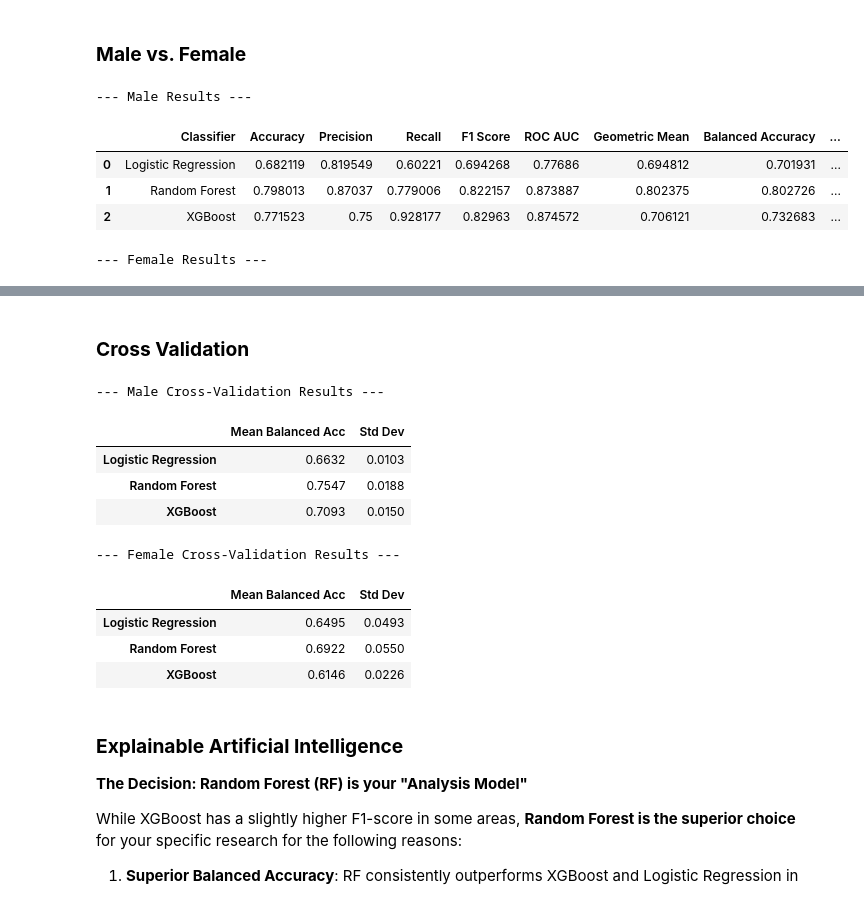
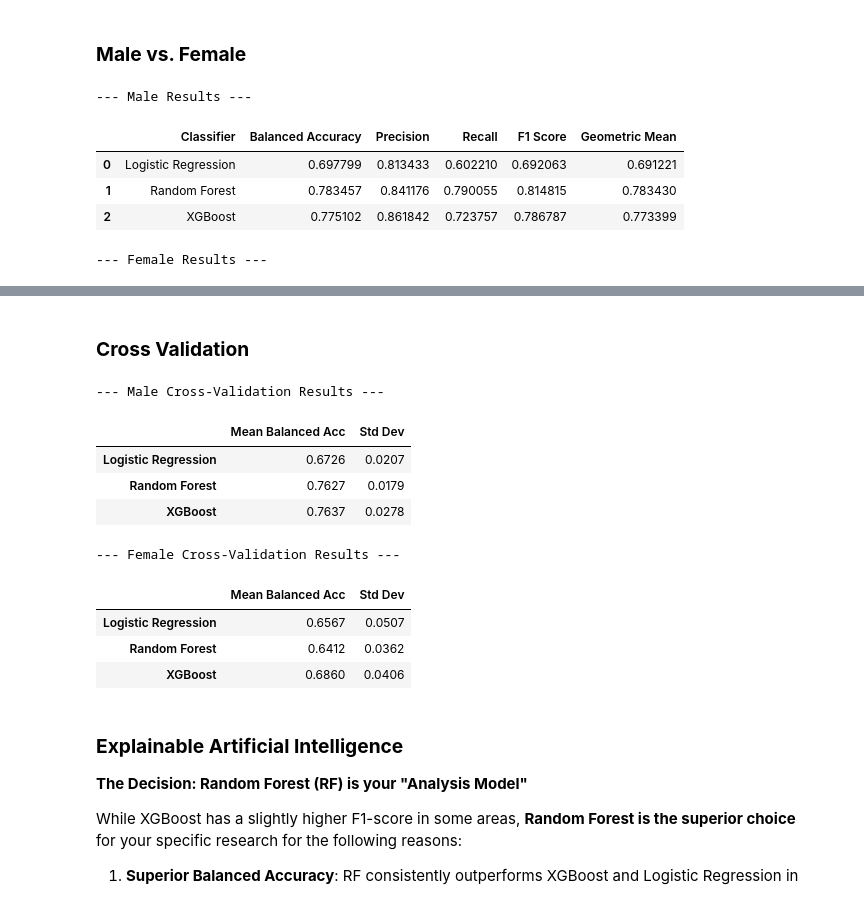
Before and after one commit to tsholofelo-mokheleli/xAI-gender-based-mental-health-analysis, a Jupyter notebook: age-mental-model-development-xai.ipynb, the cells around one changed output, grey strips where cells are left out. Drawn from its saved outputs; the diff is of its cells as text; code cells hidden in the pictures.

```diff
--- a/age-mental-model-development-xai.ipynb
+++ b/age-mental-model-development-xai.ipynb
@@ -105,0 +111,9 @@ X_train, X_test, y_train, y_test = train_test_split(
+# %%
+counts = y_train.value_counts()
+count_neg = counts.get(0, 0)
+count_pos = counts.get(1, 0)
+
+if count_pos > 0:
+    xgb_scale_pos_weight = count_neg / count_pos
+else:
+    xgb_scale_pos_weight = 1.0
@@ -158,29 +210,18 @@ for name, clf in classifiers.items():
         clf.fit(X_train, y_train)
         y_pred = clf.predict(X_test)
 
-        accuracy = accuracy_score(y_test, y_pred)
+        balanced_accuracy = balanced_accuracy_score(y_test, y_pred)
         precision = precision_score(y_test, y_pred)
         recall = recall_score(y_test, y_pred)
         f1 = f1_score(y_test, y_pred)
-        confusion = confusion_matrix(y_test, y_pred)
         geometric_mean = geometric_mean_score(y_test, y_pred)
-        balanced_accuracy = balanced_accuracy_score(y_test, y_pred)
-
-        if hasattr(clf, "predict_proba"):
-            y_proba = clf.predict_proba(X_test)[:, 1]
-            roc_auc = roc_auc_score(y_test, y_proba)
-        else:
-            roc_auc = roc_auc_score(y_test, y_pred)
 
         results[name] = {
-            "Accuracy": accuracy,
+            "Balanced Accuracy": balanced_accuracy,
             "Precision": precision,
             "Recall": recall,
             "F1 Score": f1,
-            "ROC AUC": roc_auc,
             "Geometric Mean": geometric_mean,
-            "Balanced Accuracy": balanced_accuracy,
-            "Confusion Matrix": confusion,
         }
 
 
@@ -320,49 +318,37 @@ for gender_name, mask in subgroups.items():
 
         if best_param:
             clf = clf.set_params(**best_param)
 
             clf.fit(X_train, y_train)
 
             y_pred = clf.predict(X_sub)
 
-
-            accuracy = accuracy_score(y_sub, y_pred)
+            balanced_accuracy = balanced_accuracy_score(y_sub, y_pred)
             precision = precision_score(y_sub, y_pred)
             recall = recall_score(y_sub, y_pred)
             f1 = f1_score(y_sub, y_pred)
-            confusion = confusion_matrix(y_sub, y_pred)
             geometric_mean = geometric_mean_score(y_sub, y_pred)
-            balanced_accuracy = balanced_accuracy_score(y_sub, y_pred)
-
-            if hasattr(clf, "predict_proba"):
-                y_proba = clf.predict_proba(X_sub)[:, 1]
-                roc_auc = roc_auc_score(y_sub, y_proba)
-            else:
-                roc_auc = roc_auc_score(y_sub, y_pred)
 
             results[name] = {
-                "Accuracy": accuracy,
+                "Balanced Accuracy": balanced_accuracy,
                 "Precision": precision,
                 "Recall": recall,
                 "F1 Score": f1,
-                "ROC AUC": roc_auc,
                 "Geometric Mean": geometric_mean,
-                "Balanced Accuracy": balanced_accuracy,
-                "Confusion Matrix": confusion,
             }
 
 
     df = pd.DataFrame(results).T.reset_index().rename(columns={"index": "Classifier"})
     final_gender_metrics[gender_name] = df
 
 for gender_name, df in final_gender_metrics.items():
     print(f"\n--- {gender_name} Results ---")
     display(df)
     print("\n")
 # %% [output]
 --- Male Results ---
-|  | Classifier | Accuracy | Precision | Recall | F1 Score | ROC AUC | Geometric Mean | Balanced Accuracy | ... |
-| 0 | Logistic Regression | 0.682119 | 0.819549 | 0.60221 | 0.694268 | 0.77686 | 0.694812 | 0.701931 | ... |
-| 1 | Random Forest | 0.798013 | 0.87037 | 0.779006 | 0.822157 | 0.873887 | 0.802375 | 0.802726 | ... |
-| 2 | XGBoost | 0.771523 | 0.75 | 0.928177 | 0.82963 | 0.874572 | 0.706121 | 0.732683 | ... |
+|  | Classifier | Balanced Accuracy | Precision | Recall | F1 Score | Geometric Mean |
+| 0 | Logistic Regression | 0.697799 | 0.813433 | 0.602210 | 0.692063 | 0.691221 |
+| 1 | Random Forest | 0.783457 | 0.841176 | 0.790055 | 0.814815 | 0.783430 |
+| 2 | XGBoost | 0.775102 | 0.861842 | 0.723757 | 0.786787 | 0.773399 |
 --- Female Results ---
@@ -374,6 +360,7 @@ for gender_name, df in final_gender_metrics.items():
 ### **Cross Validation**
 # %%
 train_subgroups = {
+    "Overall": None,
     "Male": (X_train['Gender'] == 1),
     "Female": (X_train['Gender'] == 0)
 }
@@ -383,7 +370,6 @@ final_cv_results = {}
 for subgroup_name, mask in train_subgroups.items():
     subgroup_metrics = {}
 
-    # Filter data if a mask is provided
     if mask is not None:
         X_cv = X_train[mask]
         y_cv = y_train[mask]
@@ -412,14 +398,14 @@ for subgroup_name, df in final_cv_results.items():
 # %% [output]
 --- Male Cross-Validation Results ---
 |  | Mean Balanced Acc | Std Dev |
-| Logistic Regression | 0.6632 | 0.0103 |
-| Random Forest | 0.7547 | 0.0188 |
-| XGBoost | 0.7093 | 0.0150 |
+| Logistic Regression | 0.6726 | 0.0207 |
+| Random Forest | 0.7627 | 0.0179 |
+| XGBoost | 0.7637 | 0.0278 |
 --- Female Cross-Validation Results ---
 |  | Mean Balanced Acc | Std Dev |
-| Logistic Regression | 0.6495 | 0.0493 |
-| Random Forest | 0.6922 | 0.0550 |
-| XGBoost | 0.6146 | 0.0226 |
+| Logistic Regression | 0.6567 | 0.0507 |
+| Random Forest | 0.6412 | 0.0362 |
+| XGBoost | 0.6860 | 0.0406 |
 # %% [markdown]
 ### **Explainable Artificial Intelligence**
 
```
Also changed, not shown: parts of 28 cells of this notebook.
